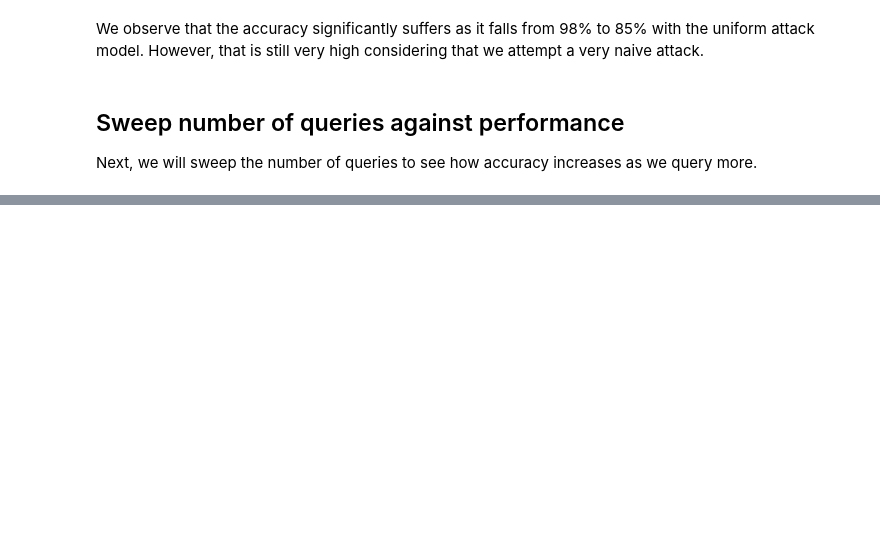
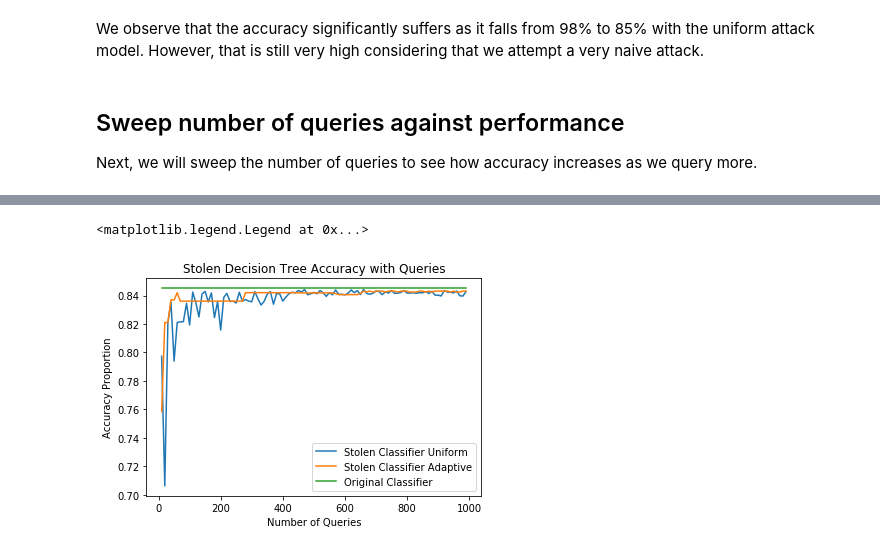
Before and after one commit to tj-kim/privacy_project, a Jupyter notebook: logReg_NB/Decision Tree and Uniform Attack.ipynb, the cells around one changed output, grey strips where cells are left out. Saved outputs shown, nothing was run; the diff lists cells and outputs as text; code cells hidden in the pictures; blank space fills up the shorter version.

```diff
--- a/logReg_NB/Decision Tree and Uniform Attack.ipynb
+++ b/logReg_NB/Decision Tree and Uniform Attack.ipynb
@@ -109,0 +232,13 @@ plt.gca().legend(('Stolen Classifier','Original Classifier'))
+# %%
+# Plot the accuracy
+plt.plot(query_num,accs)
+plt.plot(query_num2,accs2)
+plt.plot(query_num,og_acc, label = "Original Classifier")
+plt.title("Stolen Decision Tree Accuracy with Queries")
+plt.xlabel("Number of Queries")
+plt.ylabel("Accuracy Proportion")
+
+plt.gca().legend(('Stolen Classifier Uniform','Stolen Classifier Adaptive','Original Classifier'))
+# %% [output]
+<matplotlib.legend.Legend at 0x...>
+[figure, added]
```
Also changed, not shown: parts of 15 cells of this notebook, 2 other files.
